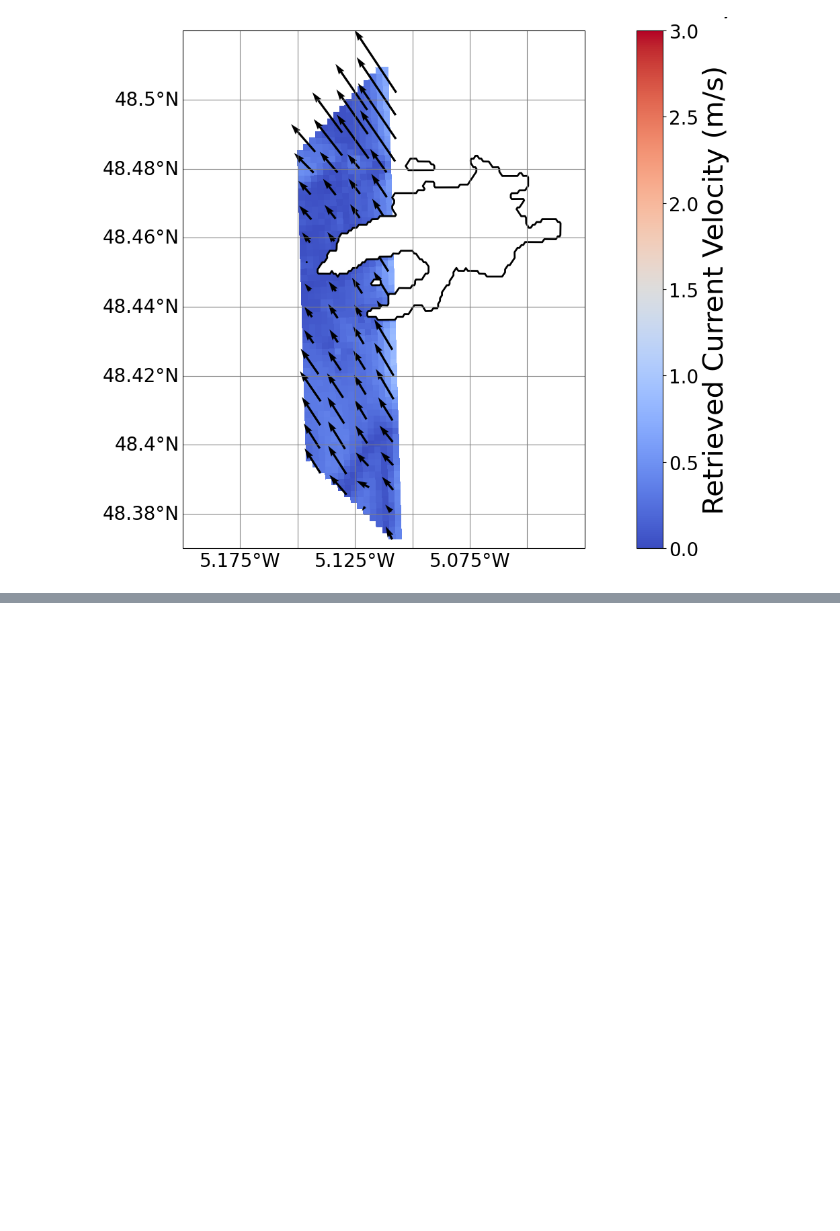
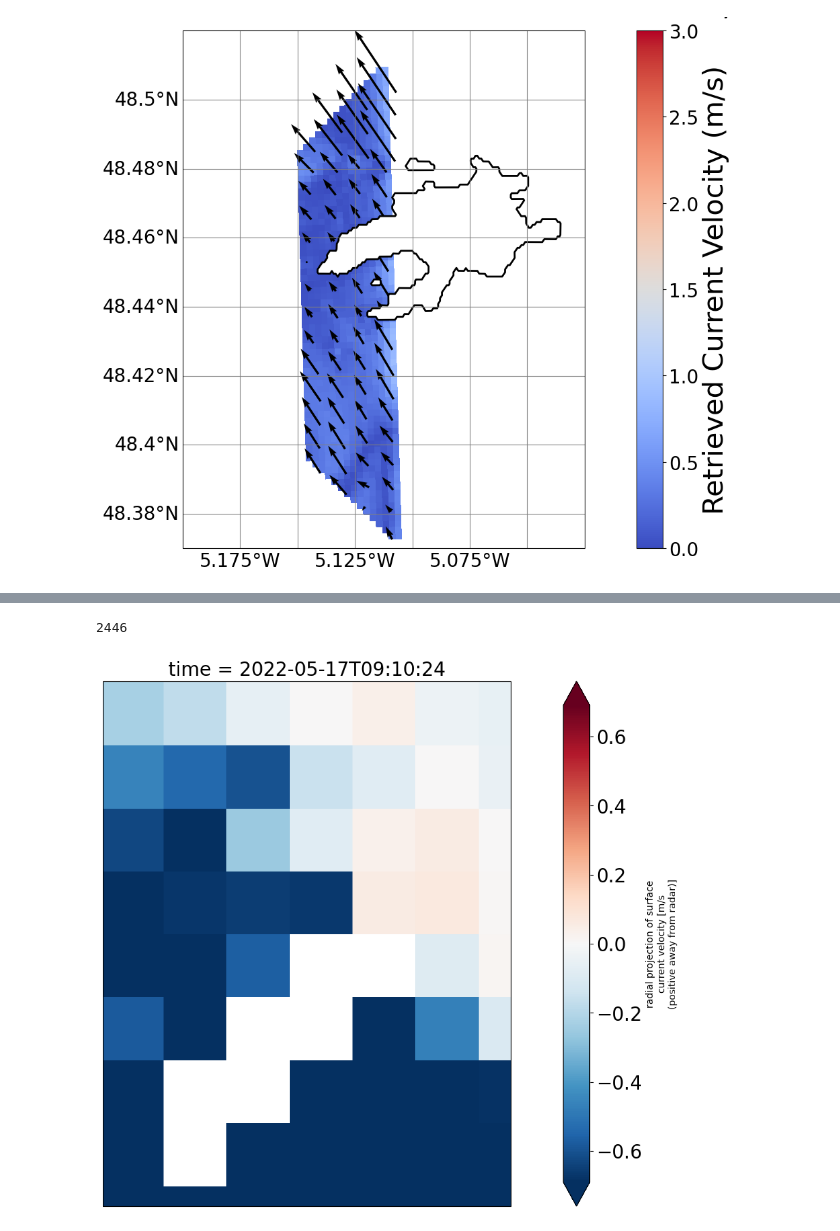
Before and after one commit to ACHMartin/seastar_project, a Jupyter notebook: OSCAR_validation.ipynb, the cells around one changed output, grey strips where cells are left out. Cells and saved outputs as stored; diff of their text form; code cells hidden in the pictures; blank space fills up the shorter version.

```diff
--- a/OSCAR_validation.ipynb
+++ b/OSCAR_validation.ipynb
@@ -568,18 +568,24 @@ np.sqrt(unit_vector[0] **2 + unit_vector[1] **2).plot()
+# %%
+np.argmin(np.abs(aux_list['HF_radial'].time.data - tracktime))
+# %% [output]
+2446
 # %%
-
+tracktime = np.datetime64(ds_L1b[track].sel(Antenna='Mid').TrackTime.data,'m')
 
 fig = plt.figure(figsize=(20, 10))
 ax = fig.add_subplot(1,1,1, projection=ccrs.Mercator())
 im = aux_list['HF_radial'].U\
-                            .sel(time=ds_L2[track].TrackTime,method='nearest')\
+                            .isel(time=np.argmin(np.abs(aux_list['HF_radial'].time.data - tracktime)))\
                             .plot(x='longitude',y='latitude',
                             robust=True,
                             #cmap='coolwarm',
                             #vmin=0, vmax=3,
                             transform=ccrs.PlateCarree(),
-                            add_colorbar=False,
+                            add_colorbar=True,
                                  )
-ax.set_extent([-5.7, -4, 47.5, 48.7], crs=ccrs.PlateCarree())
+ax.set_extent([-5.2, -5.025, 48.37, 48.52], crs=ccrs.PlateCarree())
+# %% [output]
+[figure, added]
 # %%
 latitude, longitude = np.meshgrid(aux_list['HF_combined'].latitude.data, aux_list['HF_combined'].longitude.data)
 aux_list['HF_combined'].latitude
```
Also changed, not shown: parts of 2 cells of this notebook.
